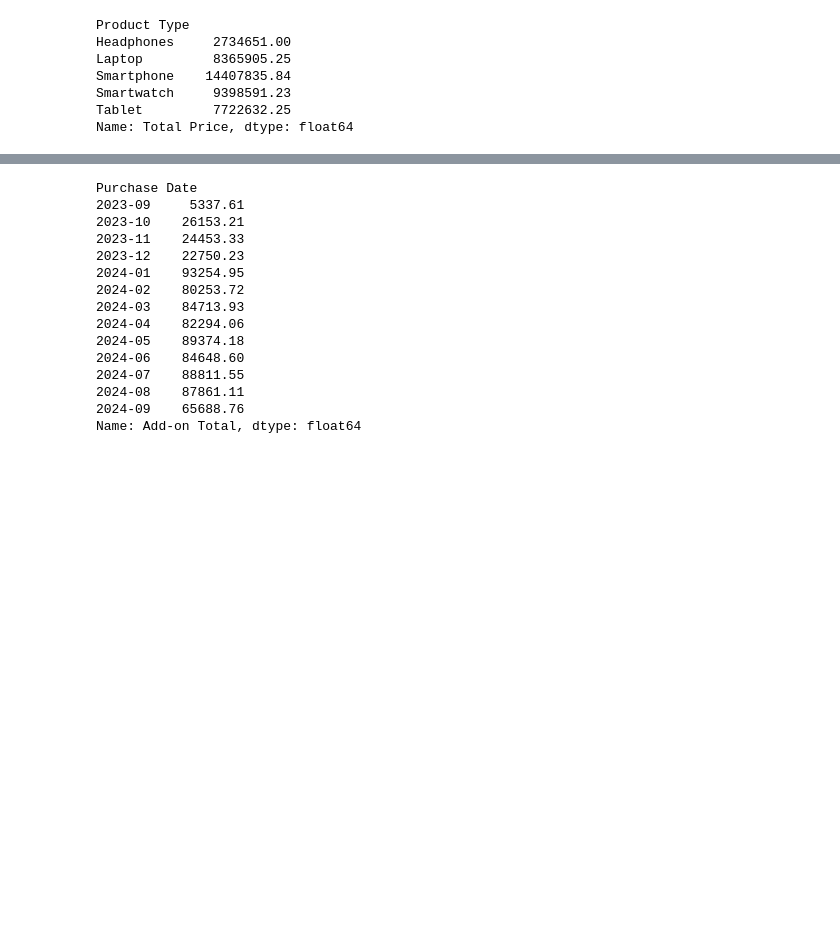
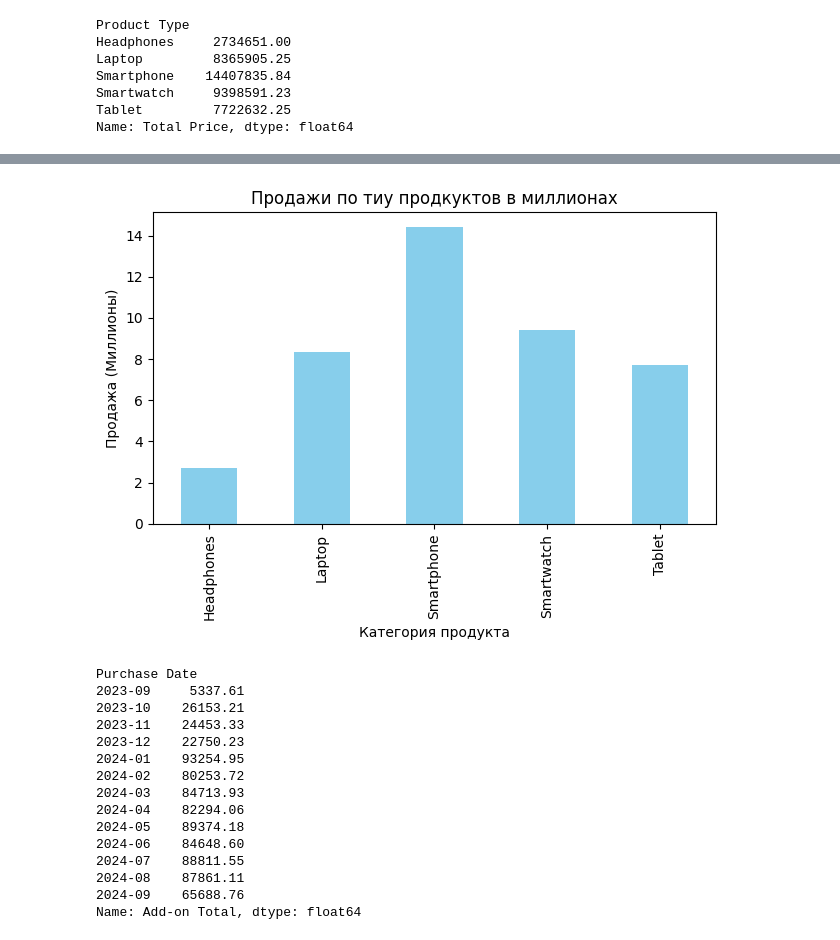
Before and after one commit to Chuwuni/PDE_homework3, a Jupyter notebook: Homework3.ipynb, the cells around one changed output, grey strips where cells are left out. Drawn from its saved outputs; the diff is of its cells as text; code cells hidden in the pictures; blank space fills up the shorter version.

```diff
--- a/Homework3.ipynb
+++ b/Homework3.ipynb
@@ -176,3 +169,13 @@ Name: Total Price, dtype: float64
+# %%
+scaled_data = by_product_category / 1e6
+
+ax = scaled_data.plot(kind='bar', title='Продажи по тиу продкуктов в миллионах',
+                     xlabel='Категория продукта', ylabel='Продажа (Миллионы)', color='skyblue')
+
+plt.tight_layout()
+plt.show()
+# %% [output]
+[figure, added]
 # %%
 by_addon_month_df = succsess_sells_df.groupby(succsess_sells_df["Purchase Date"].str.slice(0,7))["Add-on Total"].sum()
 # %%
```
Also changed, not shown: parts of 13 cells of this notebook.
